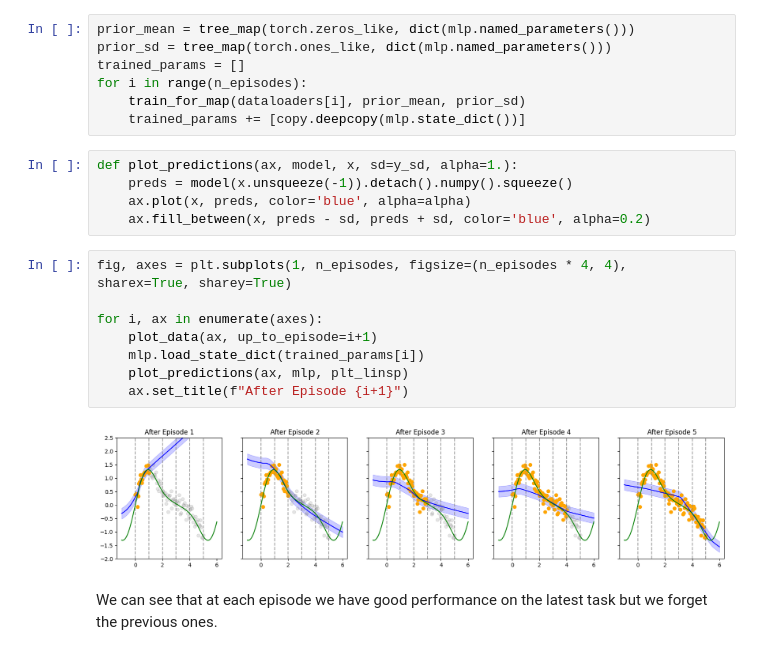
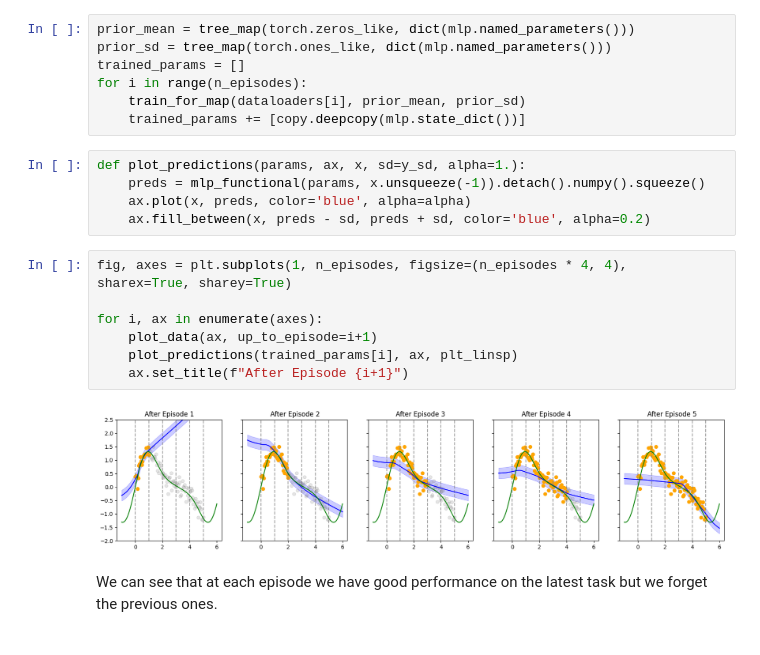
Before and after one commit to normal-computing/posteriors, a Jupyter notebook: examples/continual_regression.ipynb, the cells around one changed output. Saved outputs shown, nothing was run; the diff lists cells and outputs as text.

```diff
--- a/examples/continual_regression.ipynb
+++ b/examples/continual_regression.ipynb
@@ -123,20 +121,19 @@ for i in range(n_episodes):
     train_for_map(dataloaders[i], prior_mean, prior_sd)
     trained_params += [copy.deepcopy(mlp.state_dict())]
 # %%
-def plot_predictions(ax, model, x, sd=y_sd, alpha=1.):
-    preds = model(x.unsqueeze(-1)).detach().numpy().squeeze()
+def plot_predictions(params, ax, x, sd=y_sd, alpha=1.):
+    preds = mlp_functional(params, x.unsqueeze(-1)).detach().numpy().squeeze()
     ax.plot(x, preds, color='blue', alpha=alpha)
     ax.fill_between(x, preds - sd, preds + sd, color='blue', alpha=0.2)
 # %%
 fig, axes = plt.subplots(1, n_episodes, figsize=(n_episodes * 4, 4), sharex=True, sharey=True)
 
 for i, ax in enumerate(axes):
     plot_data(ax, up_to_episode=i+1)
-    mlp.load_state_dict(trained_params[i])
-    plot_predictions(ax, mlp, plt_linsp)
+    plot_predictions(trained_params[i], ax, plt_linsp)
     ax.set_title(f"After Episode {i+1}")
 # %% [output]
-[figure, old version]
+[figure, new version]
 # %% [markdown]
 We can see that at each episode we have good performance on the latest task but we forget the previous ones.
 # %% [markdown]
```
Also changed, not shown: parts of 6 cells of this notebook.
